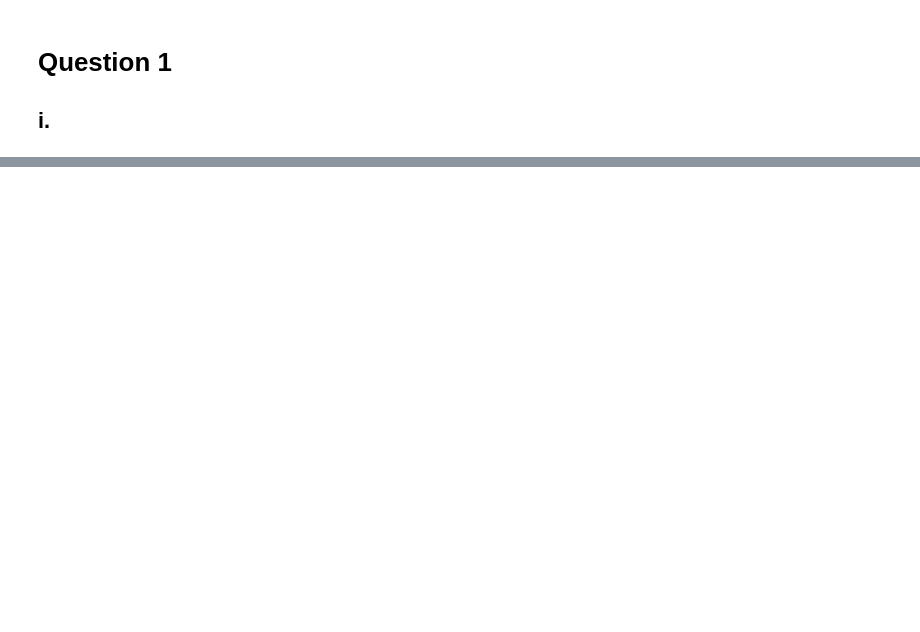
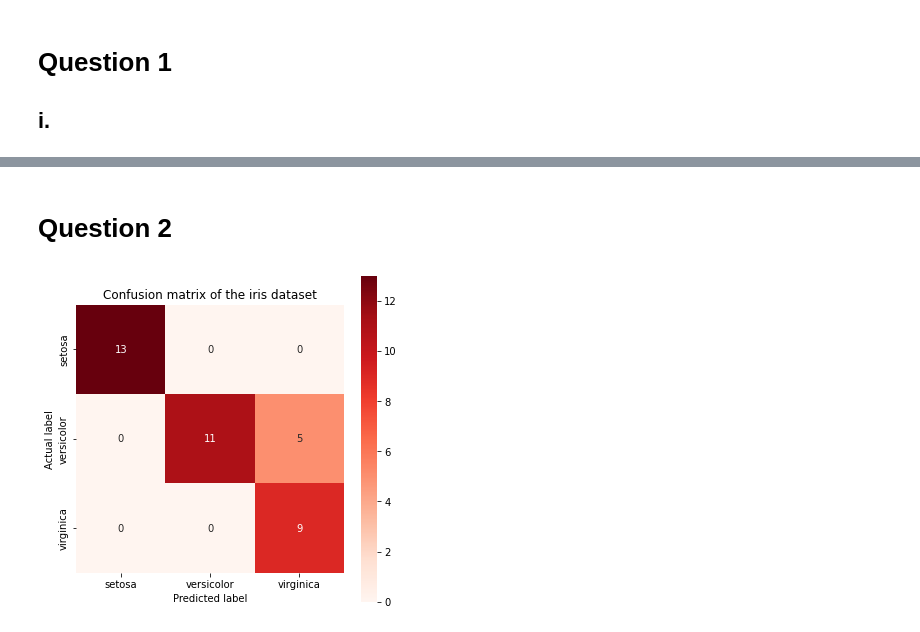
Before and after one commit to RomainTHD-UniStuff/DAT405_Introduction_to_Data_Science_and_AI, a Jupyter notebook: Assignment_2/Assignment_2.ipynb, the cells around one changed output, grey strips where cells are left out. Cells and saved outputs as stored; diff of their text form; code cells hidden in the pictures; blank space fills up the shorter version.

```diff
--- a/Assignment_2/Assignment_2.ipynb
+++ b/Assignment_2/Assignment_2.ipynb
@@ -7,0 +93,35 @@
+# %% [markdown]
+# Question 2
+# %%
+from sklearn.linear_model import LogisticRegression
+# Contains iris data set
+from sklearn import datasets
+
+# Load iris dataset
+iris = datasets.load_iris()
+
+# Load training and test sets (using 25% test set and 75% learning set)
+x_train, x_test, y_train, y_test = train_test_split(iris.data, iris.target, test_size=0.25, random_state=0)
+
+# Make an instance of the model (one-vs-rest option)
+logisticRegr = LogisticRegression(multi_class="ovr", solver="liblinear")
+
+# Training the model on the data
+logisticRegr.fit(x_train, y_train)
+
+# Make predictions on entire test data
+predictions = logisticRegr.predict(x_test)
+
+# Generate the confusion matrix based on the predictions and the actual targets
+cm = metrics.confusion_matrix(y_test, predictions)
+
+labels = iris.target_names
+
+plt.figure(figsize=(6, 6))
+sns.heatmap(cm, annot=True, square=True, cmap="Reds", xticklabels=labels, yticklabels=labels)
+plt.ylabel("Actual label")
+plt.xlabel("Predicted label")
+plt.title("Confusion matrix of the iris dataset")
+plt.show()
+# %% [output]
+[figure, added]
```
Also changed, not shown: parts of 20 cells of this notebook, 1 other file.
